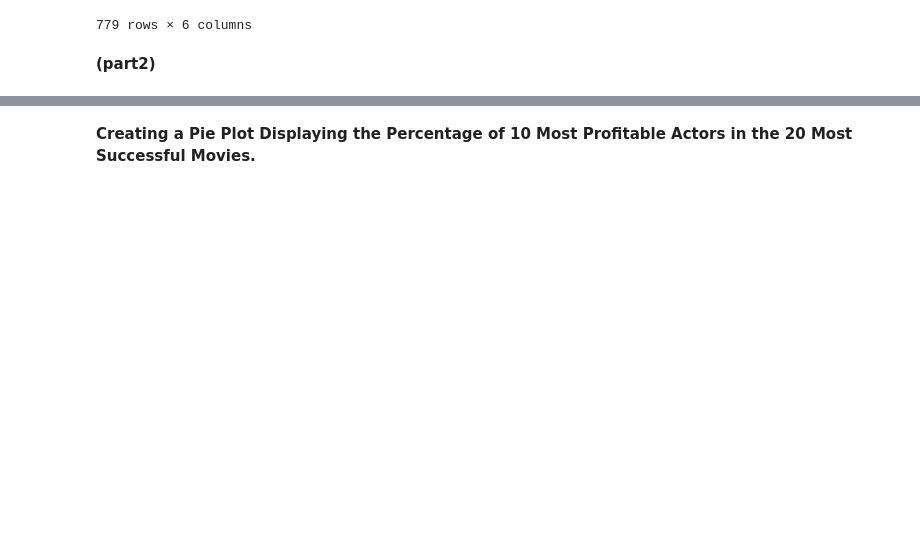
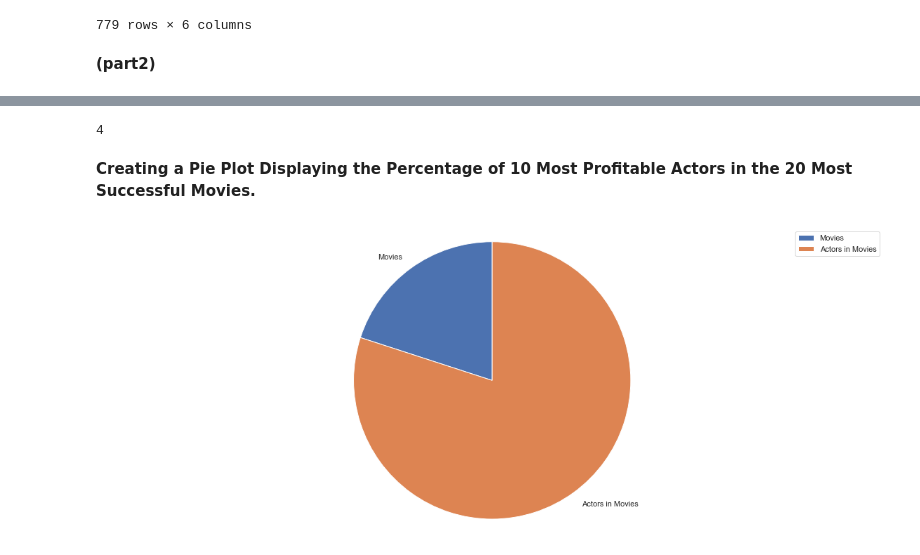
Before and after one commit to jchandleroneal/microsoft-movie-analysis, a Jupyter notebook: movie_analysis.ipynb, the cells around one changed output, grey strips where cells are left out. Saved outputs shown, nothing was run; the diff lists cells and outputs as text; code cells hidden in the pictures; blank space fills up the shorter version.

```diff
--- a/movie_analysis.ipynb
+++ b/movie_analysis.ipynb
@@ -636,3 +672,2 @@ movie_for_actor
 # %%
-actors_in_movies = movie_for_actor[movie_for_actor.actors.isin(only10.index)]
-actors_in_movies2 = actors_in_movies.drop_duplicates('movie_title')
+actors_in_movies = movie_for_actor[movie_for_actor.actors.isin(only10.index)].drop_duplicates('movie_title')
@@ -663,4 +684,23 @@ actors_in_movies2
+# %%
+notinMovie = movie_actor_budget4.shape[0] - actors_in_movies2.shape[0]
+notinMovie
+# %% [output]
+4
+# %%
+labels = 'Movies', 'Actors in Movies'
+
+plotList = [notinMovie, actors_in_movies2.shape[0]]
+
+y = plotList
 # %% [markdown]
 **Creating a Pie Plot Displaying the Percentage of 10 Most Profitable Actors in the 20 Most Successful Movies.**
 # %%
-actors_in_movies.plot.pie()
+fig1 ,ax1 = plt.subplots(figsize = (20,8))
+
+ax1.pie(plotList, labels=labels, startangle=90)
+ax1.axis('equal')
+plt.legend()
+
+plt.show()
+# %% [output]
+[figure, added]
```
Also changed, not shown: parts of 9 cells of this notebook.
